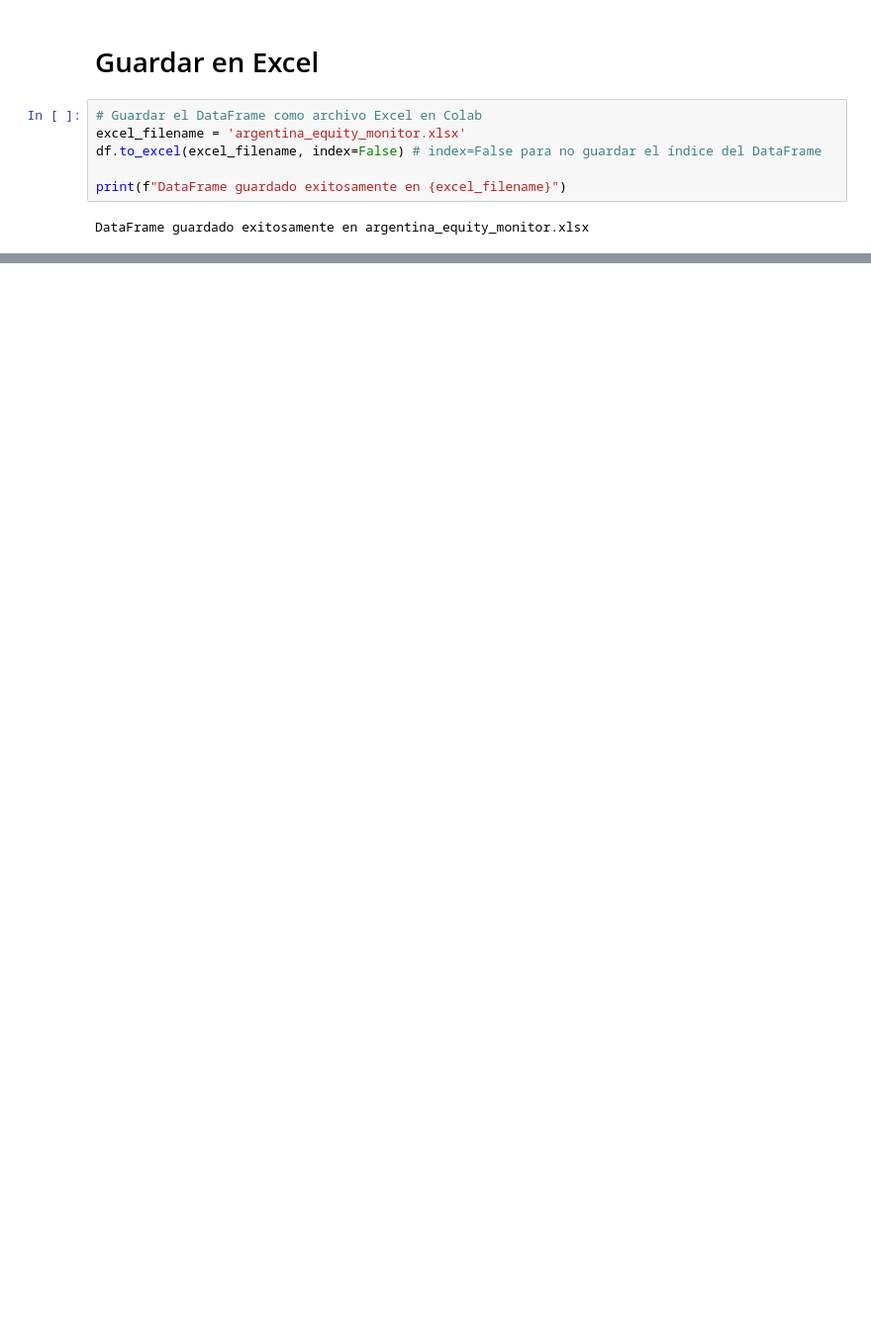
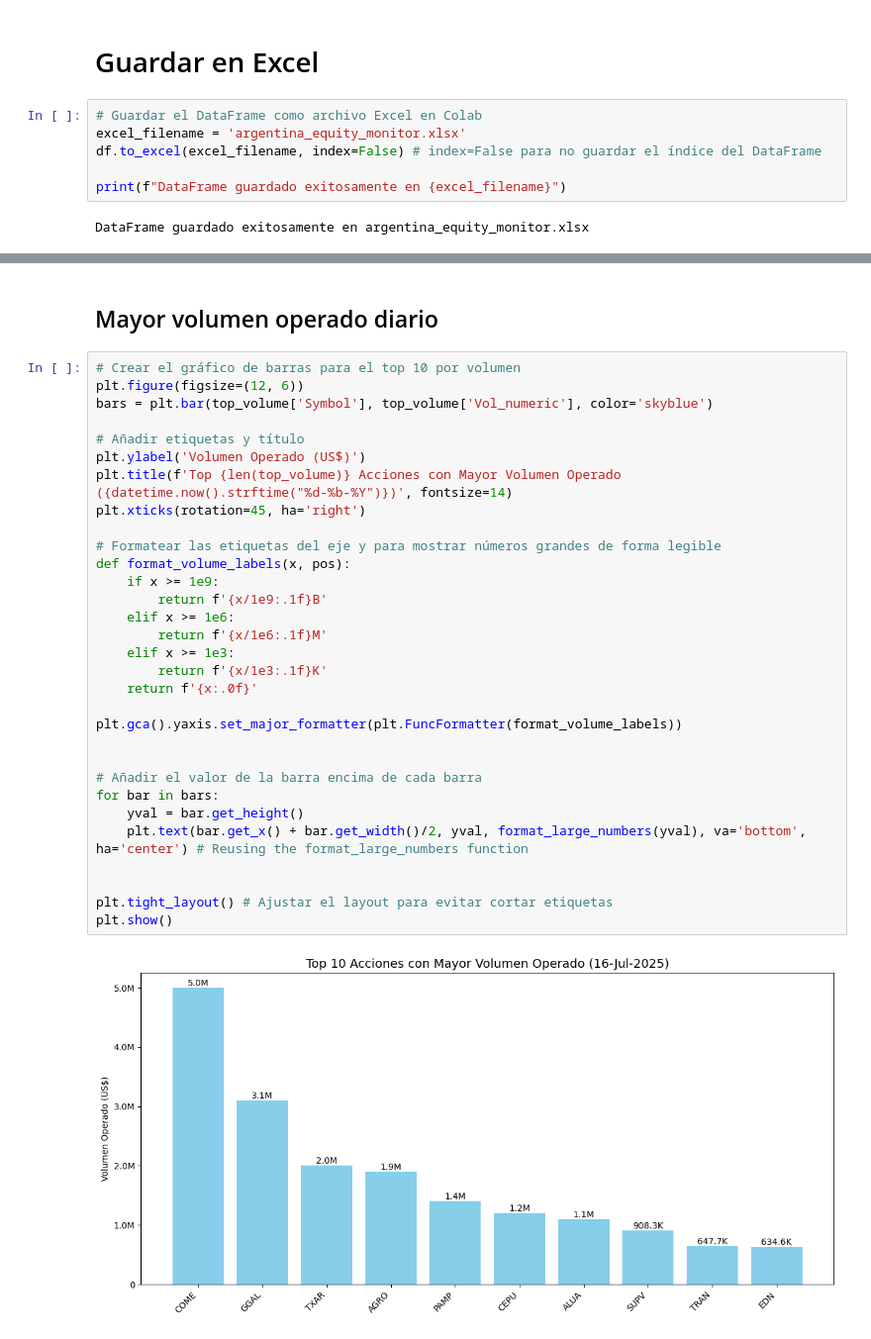
Before and after one commit to lucacamus13/equity-monitor-ARG, a Jupyter notebook: Equity_valuation_ARG.ipynb, the cells around one changed output, grey strips where cells are left out. Shown at 99% size. Cells and saved outputs as stored; diff of their text form; blank space fills up the shorter version.

```diff
--- a/Equity_valuation_ARG.ipynb
+++ b/Equity_valuation_ARG.ipynb
@@ -543,0 +714,35 @@ DataFrame guardado exitosamente en argentina_equity_monitor.xlsx
+# %% [markdown]
+## Mayor volumen operado diario
+# %%
+# Crear el gráfico de barras para el top 10 por volumen
+plt.figure(figsize=(12, 6))
+bars = plt.bar(top_volume['Symbol'], top_volume['Vol_numeric'], color='skyblue')
+
+# Añadir etiquetas y título
+plt.ylabel('Volumen Operado (US$)')
+plt.title(f'Top {len(top_volume)} Acciones con Mayor Volumen Operado ({datetime.now().strftime("%d-%b-%Y")})', fontsize=14)
+plt.xticks(rotation=45, ha='right')
+
+# Formatear las etiquetas del eje y para mostrar números grandes de forma legible
+def format_volume_labels(x, pos):
+    if x >= 1e9:
+        return f'{x/1e9:.1f}B'
+    elif x >= 1e6:
+        return f'{x/1e6:.1f}M'
+    elif x >= 1e3:
+        return f'{x/1e3:.1f}K'
+    return f'{x:.0f}'
+
+plt.gca().yaxis.set_major_formatter(plt.FuncFormatter(format_volume_labels))
+
+
+# Añadir el valor de la barra encima de cada barra
+for bar in bars:
+    yval = bar.get_height()
+    plt.text(bar.get_x() + bar.get_width()/2, yval, format_large_numbers(yval), va='bottom', ha='center') # Reusing the format_large_numbers function
+
+
+plt.tight_layout() # Ajustar el layout para evitar cortar etiquetas
+plt.show()
+# %% [output]
+[figure, added]
```
Also changed, not shown: parts of 11 cells of this notebook.
